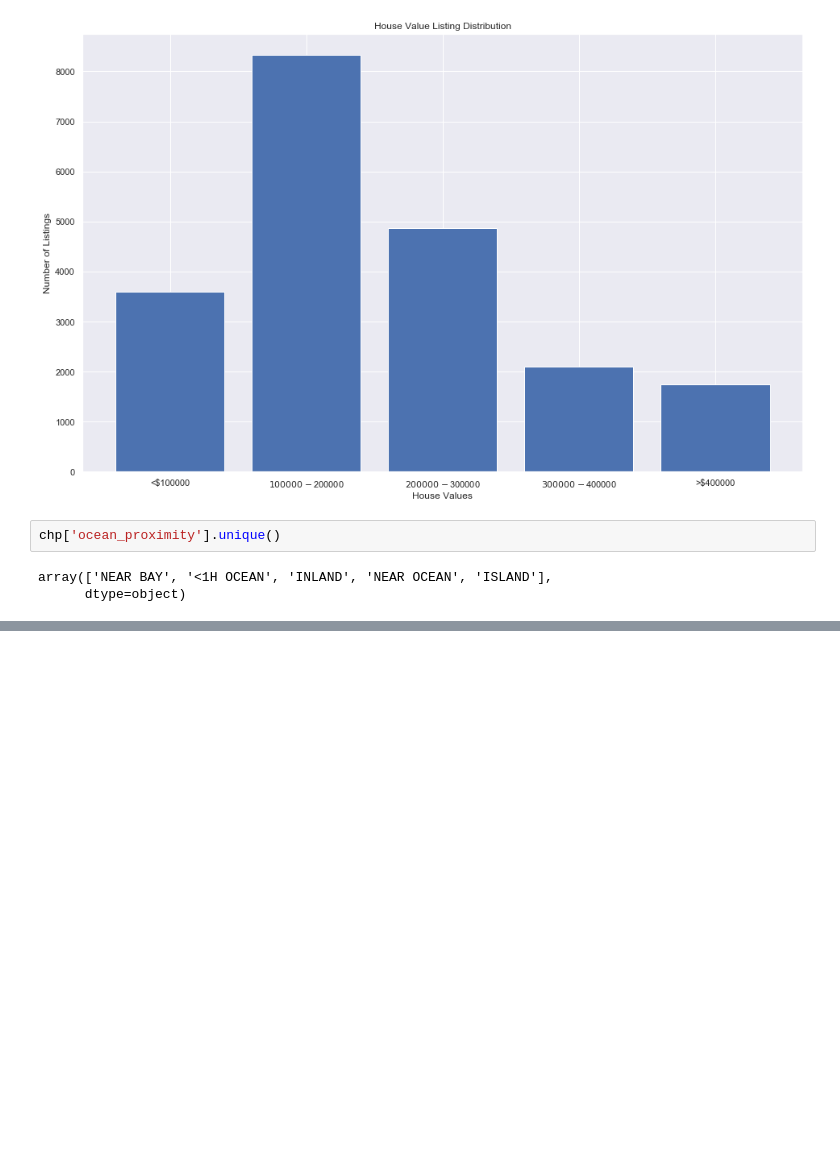
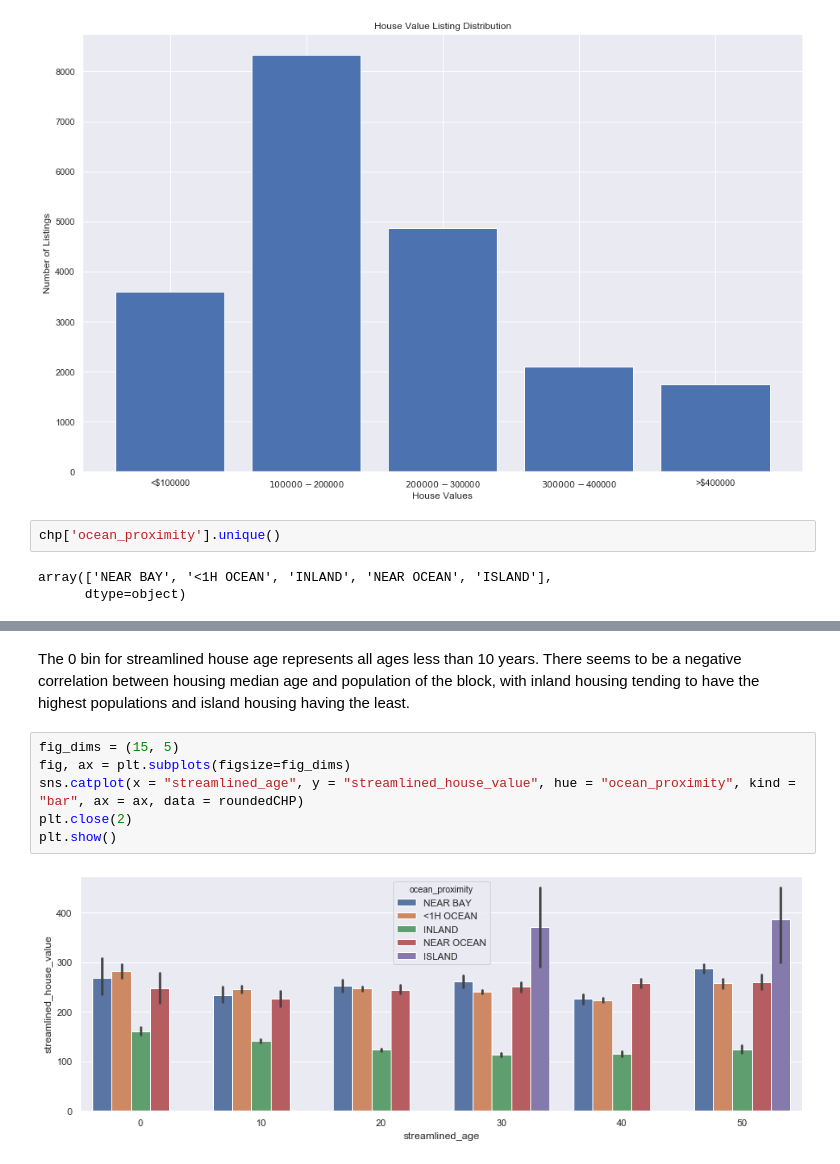
Before and after one commit to jandrew752/AirBUpdates, a Jupyter notebook: CaliforniaHousingPrices.ipynb, the cells around one changed output, grey strips where cells are left out. Saved outputs shown, nothing was run; the diff lists cells and outputs as text; blank space fills up the shorter version.

```diff
--- a/CaliforniaHousingPrices.ipynb
+++ b/CaliforniaHousingPrices.ipynb
@@ -112,0 +149,10 @@ KeyboardInterrupt:
+# %% [markdown]
+The 0 bin for streamlined house age represents all ages less than 10 years. There seems to be a negative correlation between housing median age and population of the block, with inland housing tending to have the highest populations and island housing having the least.
+# %%
+fig_dims = (15, 5)
+fig, ax = plt.subplots(figsize=fig_dims)
+sns.catplot(x = "streamlined_age", y = "streamlined_house_value", hue = "ocean_proximity", kind = "bar", ax = ax, data = roundedCHP)
+plt.close(2)
+plt.show()
+# %% [output]
+[figure, added]
```
Also changed, not shown: parts of 9 cells of this notebook.
